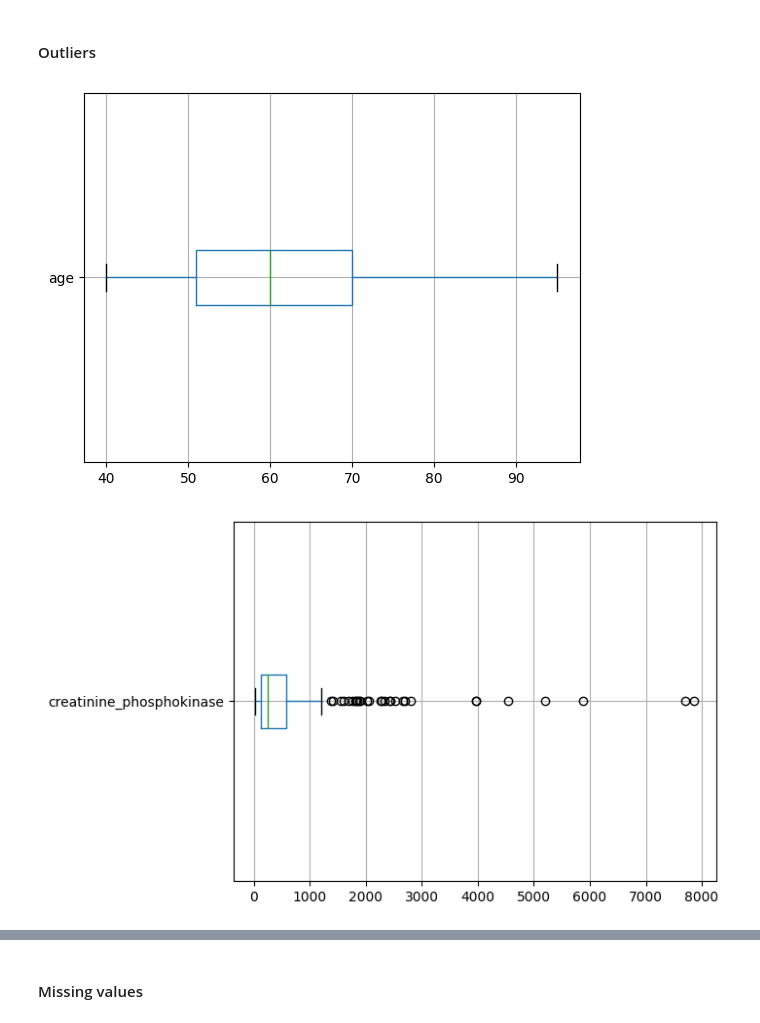
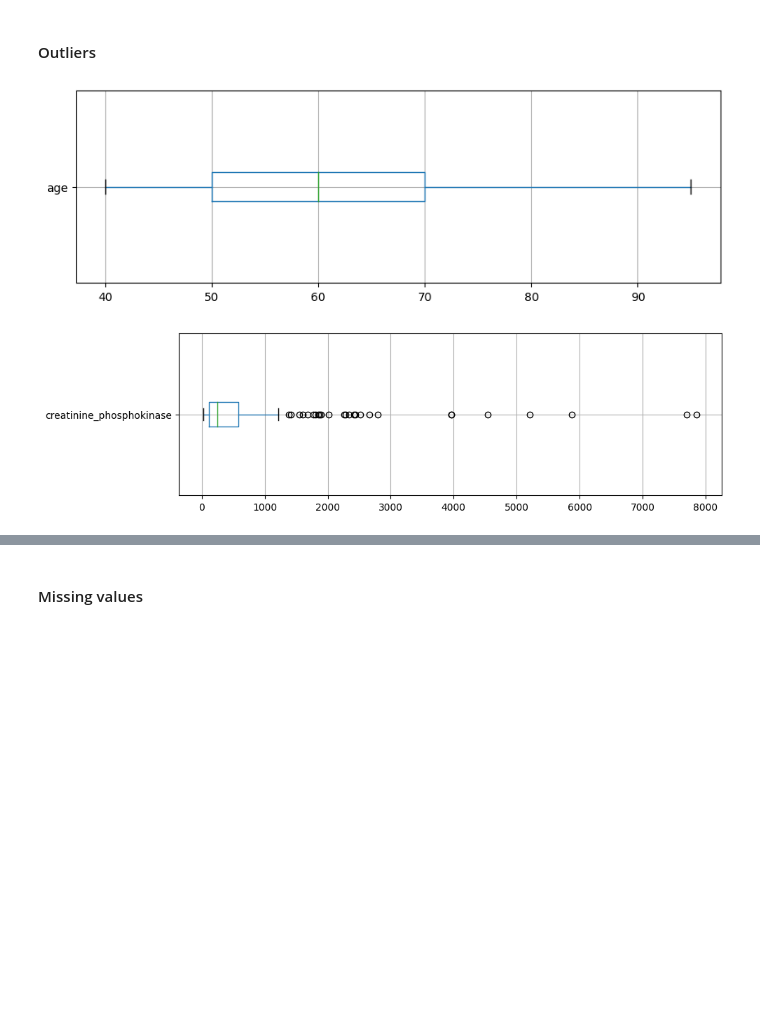
Before and after one commit to rubenscp/MO444-MC886-Tarefas, a Jupyter notebook: Tarefa 02/T2_Classical_Techniques by Rubens.ipynb, the cells around one changed output, grey strips where cells are left out. Cells and saved outputs as stored; diff of their text form; code cells hidden in the pictures; blank space fills up the shorter version.

```diff
--- a/Tarefa 02/T2_Classical_Techniques by Rubens.ipynb
+++ b/Tarefa 02/T2_Classical_Techniques by Rubens.ipynb
@@ -101,18 +101,18 @@ Additionally, we will convert the column `high_blood_pressure` to `int64`.
 # %% [markdown]
 #### Outliers
 # %%
-df.boxplot(['age'], vert=False)
+df.boxplot(['age'], vert=False, figsize=(10,3))
 plt.show()
-df.boxplot(['creatinine_phosphokinase'], vert=False)
+df.boxplot(['creatinine_phosphokinase'], vert=False, figsize=(10,3))
 plt.show()
-df.boxplot(['ejection_fraction'], vert=False)
+df.boxplot(['ejection_fraction'], vert=False, figsize=(10,3))
 plt.show()
-df.boxplot(['platelets'], vert=False)
+df.boxplot(['platelets'], vert=False, figsize=(10,3))
 plt.show()
-df.boxplot(['serum_creatinine'], vert=False)
+df.boxplot(['serum_creatinine'], vert=False, figsize=(10,3))
 plt.show()
-df.boxplot(['serum_sodium'], vert=False)
+df.boxplot(['serum_sodium'], vert=False, figsize=(10,3))
 plt.show()
 # %% [output]
-[figure, old version]
+[figure, new version]
-[figure, old version]
+[figure, new version]
```
Also changed, not shown: parts of 1 cell of this notebook.
